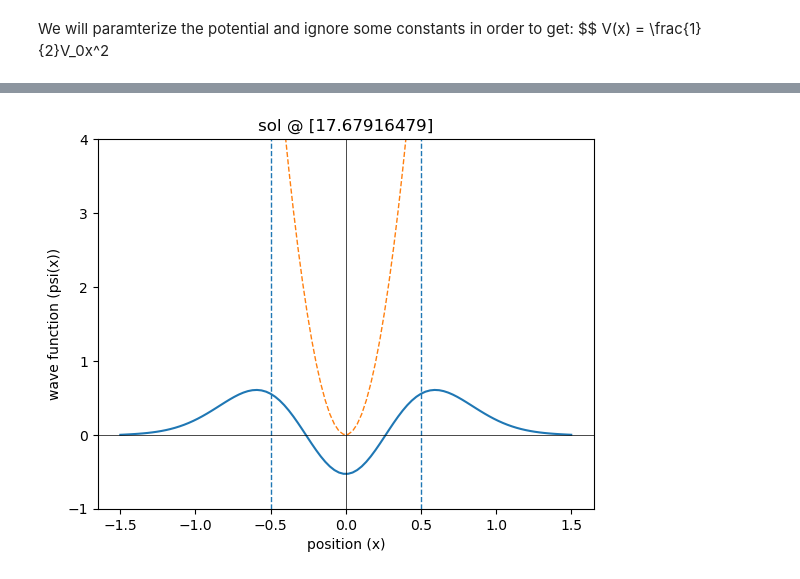
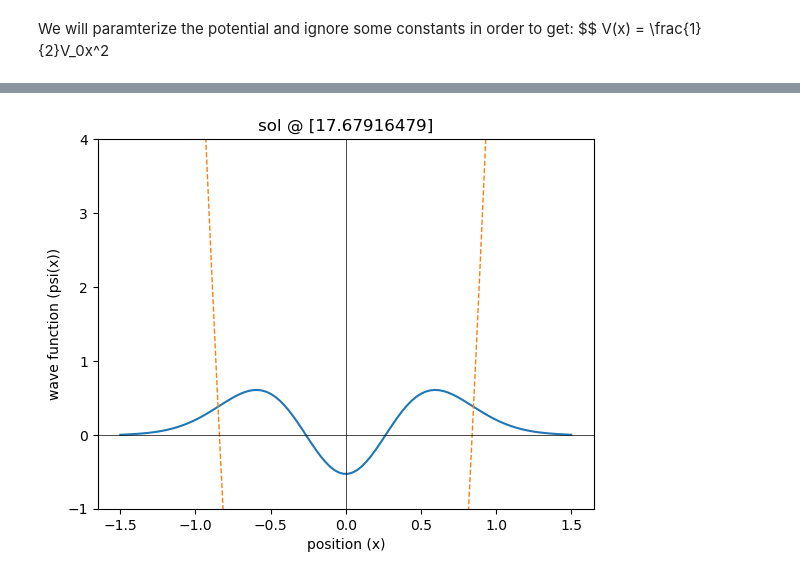
Before and after one commit to imnotartsy/PHY68, a Jupyter notebook: p2_tise_solver/tise_solver.ipynb, the cells around one changed output, grey strips where cells are left out. Drawn from its saved outputs; the diff is of its cells as text; code cells hidden in the pictures.

Commit message:
added dynamic potential plotting for SHO

```diff
--- a/p2_tise_solver/tise_solver.ipynb
+++ b/p2_tise_solver/tise_solver.ipynb
@@ -52,14 +52,18 @@ sol = optimize.root(boundary, 4, args=(solve_se_fsw,)).x
 # %% [markdown]
 Now we can go ahead and plot this
 # %%
-def plot_se(e, solve_se, psi_p_0, ylims=[-1, 4]):
+def plot_se(e, solve_se, psi_p_0, ylims=[-1, 4], sho=False, isw=False):
     x = np.linspace(-1.5, 1.5, 100)
     sol_se = odeint(solve_se, [0, psi_p_0], x, args=(e,))
 
     plt.plot(x, sol_se[:,0])
-    plt.plot(x, 1/2 * x**2 * v0, ls='--', lw=1)
-    plt.axvline(x=a/2, ls='--', linewidth=1)
-    plt.axvline(x=-a/2, ls='--', linewidth=1)
+
+    if sho:
+        plt.plot(x, 1/2 * x**2 * v0 - e, ls='--', lw=1)
+
+    if isw:
+        plt.axvline(x=a/2, ls='--', linewidth=1)
+        plt.axvline(x=-a/2, ls='--', linewidth=1)
 
     plt.axhline(y=0, color='black', linewidth=0.5)
     plt.axvline(x=0, color='black', linewidth=0.5)
@@ -104,5 +113,5 @@ plot_se(sol, solve_se_sho, 0.01)
 # %%
-sol = optimize.root(boundary, 14, args=(solve_se_sho,)).x
-plot_se(sol, solve_se_sho, 0.1)
+sol = optimize.root(boundary, 16, args=(solve_se_sho,)).x
+plot_se(sol, solve_se_sho, 0.1, sho=True)
 # %% [output]
-[figure, old version]
+[figure, new version]
```
Also changed, not shown: parts of 5 cells of this notebook.
